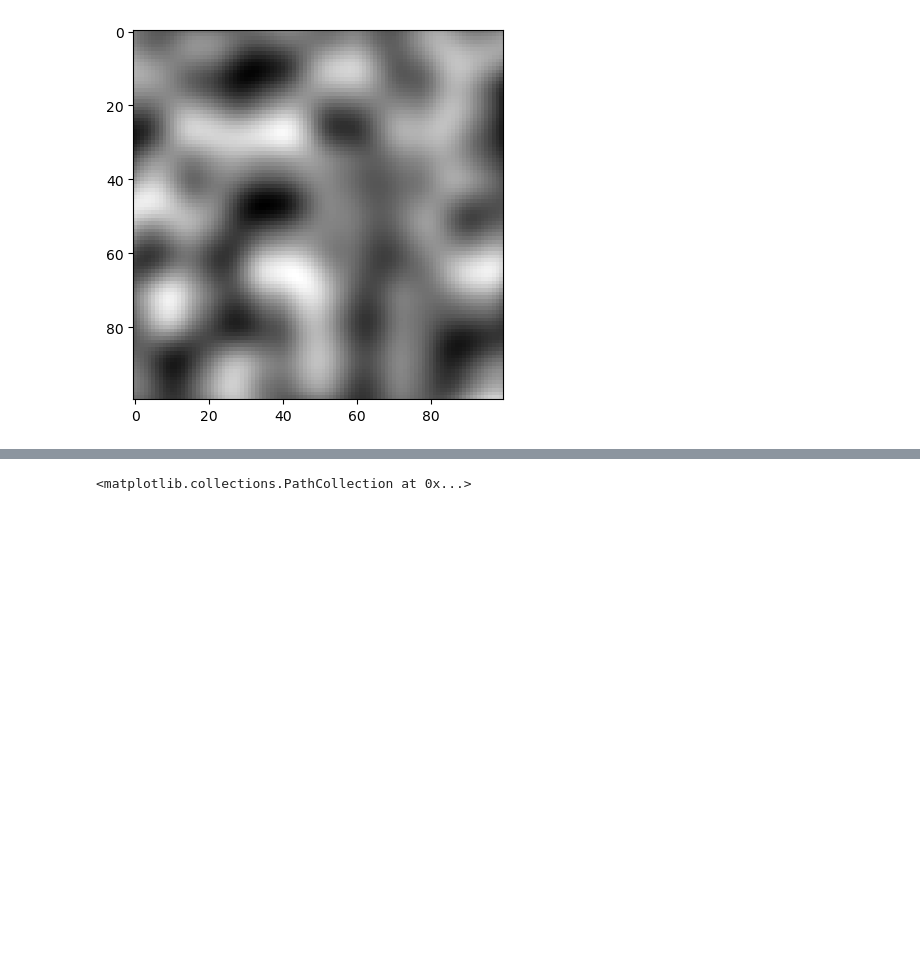
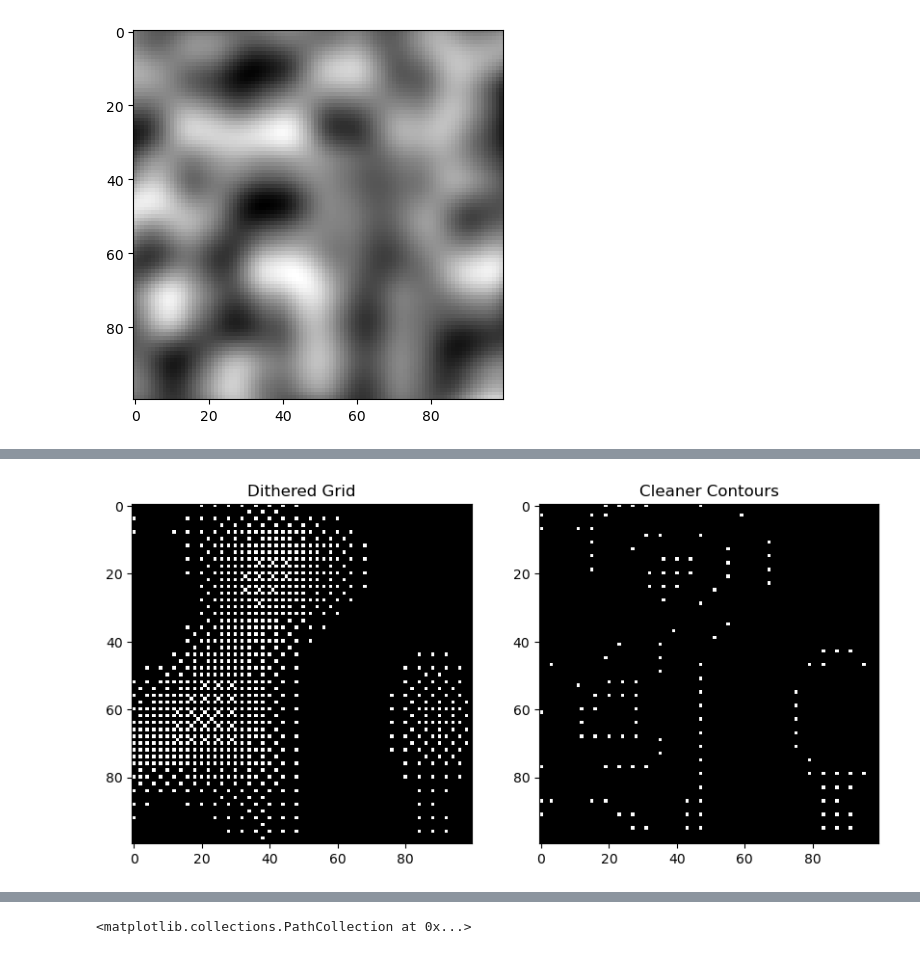
Before and after one commit to Jaywhisker/HDB_Planters, a Jupyter notebook: hdb-spatial-placement/notebooks/RL_WX_4.ipynb, the cells around one changed output, grey strips where cells are left out. Drawn from its saved outputs; the diff is of its cells as text; code cells hidden in the pictures; blank space fills up the shorter version.

```diff
--- a/hdb-spatial-placement/notebooks/RL_WX_4.ipynb
+++ b/hdb-spatial-placement/notebooks/RL_WX_4.ipynb
@@ -285,0 +286,49 @@ plt.show()
+# %%
+import cv2
+import numpy as np
+import matplotlib.pyplot as plt
+
+# Assuming dithered_grid is already created from Bayer dithering
+
+# Step 1: Smooth the grid using Gaussian blur to reduce noise and smooth edges
+smoothed_grid = cv2.GaussianBlur(dithered_grid.astype(np.float32), (1, 1), 0)
+
+# Step 2: Use Sobel operator to detect gradients
+sobelx = cv2.Sobel(smoothed_grid, cv2.CV_64F, 1, 0, ksize=3)  # Gradient in x direction
+sobely = cv2.Sobel(smoothed_grid, cv2.CV_64F, 0, 1, ksize=3)  # Gradient in y direction
+
+# Magnitude of the gradient
+gradient_magnitude = np.sqrt(sobelx**2 + sobely**2)
+gradient_magnitude = np.uint8(gradient_magnitude)
+
+# Step 3: Threshold the gradient to get strong edges
+_, edges = cv2.threshold(gradient_magnitude, 0, 255, cv2.THRESH_BINARY)
+
+# Step 4: Find contours
+contours, _ = cv2.findContours(edges, cv2.RETR_EXTERNAL, cv2.CHAIN_APPROX_SIMPLE)
+
+# Step 5: Approximate contours to remove noise and unnecessary points
+contour_image = np.zeros_like(dithered_grid)
+
+for contour in contours:
+    # Use contour approximation for a cleaner outline
+    epsilon = 0.5 * cv2.arcLength(contour, True)
+    approx_contour = cv2.approxPolyDP(contour, epsilon, True)
+    cv2.drawContours(contour_image, [approx_contour], -1, 1, thickness=1)
+
+# Step 6: Display the original dithered grid and the cleaned contour
+plt.figure(figsize=(10, 5))
+
+# Show original dithered grid
+plt.subplot(1, 2, 1)
+plt.imshow(dithered_grid, cmap='gray')
+plt.title('Dithered Grid')
+
+# Show the detected contour outline
+plt.subplot(1, 2, 2)
+plt.imshow(contour_image, cmap='gray')
+plt.title('Cleaner Contours')
+
+plt.show()
+# %% [output]
+[figure, added]
```
Also changed, not shown: parts of 3 cells of this notebook, 3 other files.
